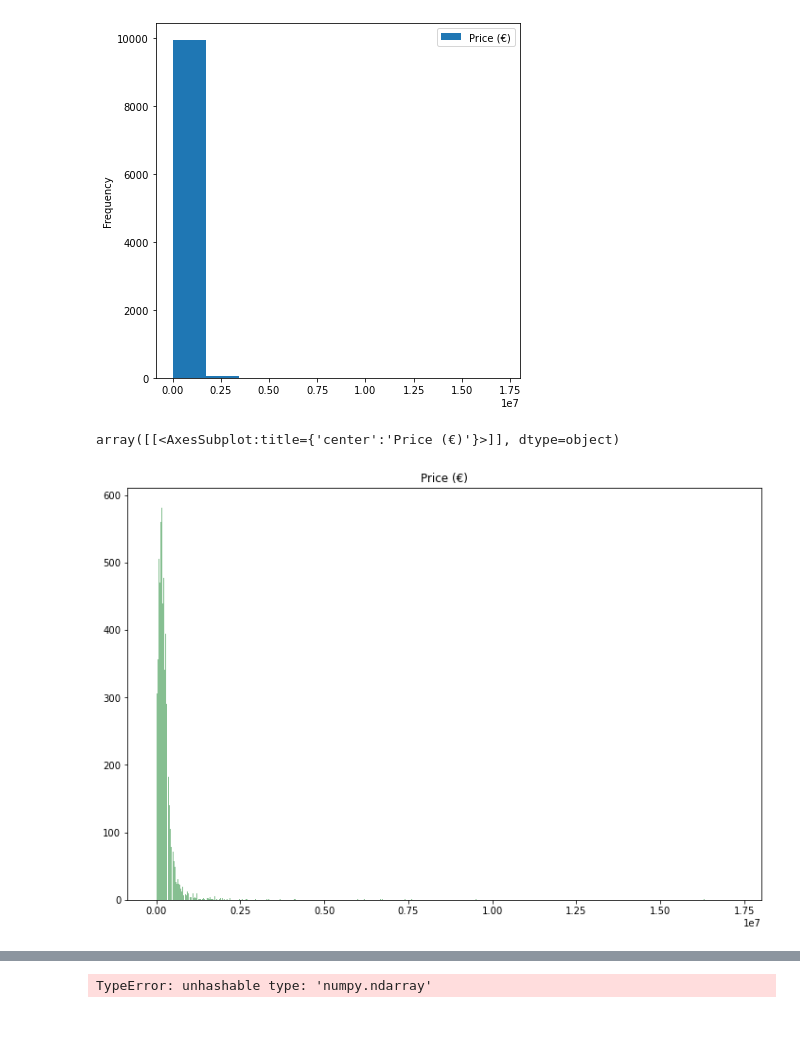
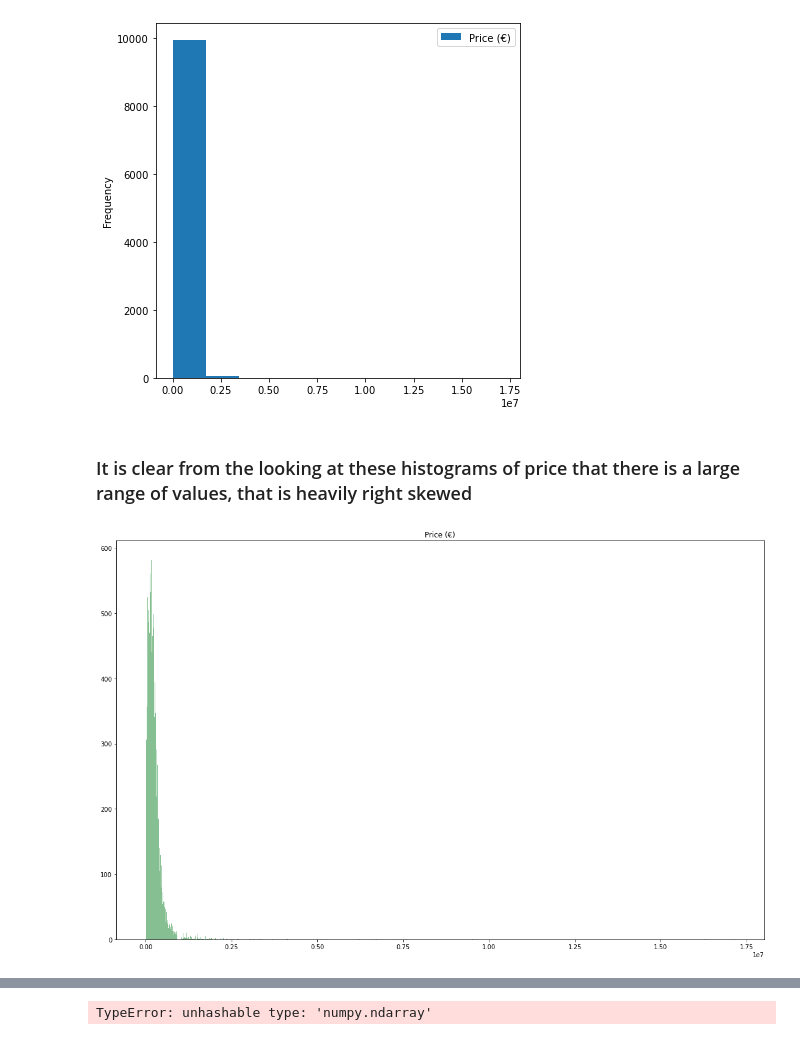
Before and after one commit to Gus1616/Data_analytics_homework1, a Jupyter notebook: Boothman_Gus_17350796_COMP47350_Homework1.ipynb, the cells around one changed output, grey strips where cells are left out. Drawn from its saved outputs; the diff is of its cells as text; code cells hidden in the pictures.

```diff
--- a/Boothman_Gus_17350796_COMP47350_Homework1.ipynb
+++ b/Boothman_Gus_17350796_COMP47350_Homework1.ipynb
@@ -477,9 +507,10 @@ plt.savefig('MotorInsurance-DataQualityReport-NumericFeatures-histograms_all_1-1
 # %% [output]
 [figure]
+# %% [markdown]
+### It is clear from the looking at these histograms of price that there is a large range of values, that is heavily right skewed
 # %%
-ax = df.hist(column='Price (€)', bins='auto', grid=False, figsize=(12,8), color='#86bf91', zorder=2, rwidth=0.9)
-ax
+df.hist(column='Price (€)', bins='auto', grid=False, figsize=(19,12), color='#86bf91', zorder=2, rwidth=.9)
+plt.savefig('Homework1-DataQualityReport-NumericFeatures-histograms_all_1-1.pdf')
 # %% [output]
-array([[<AxesSubplot:title={'center':'Price (€)'}>]], dtype=object)
-[figure, old version]
+[figure, new version]
 # %%
```
Also changed, not shown: parts of 20 cells of this notebook, 9 other files.
